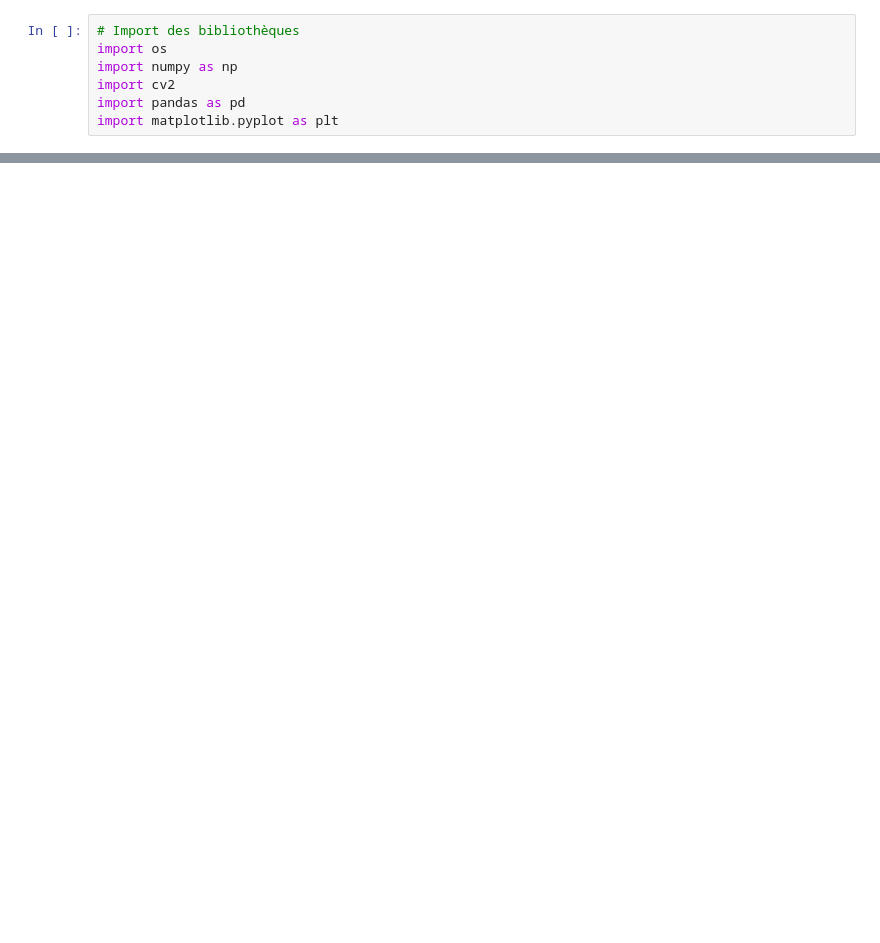
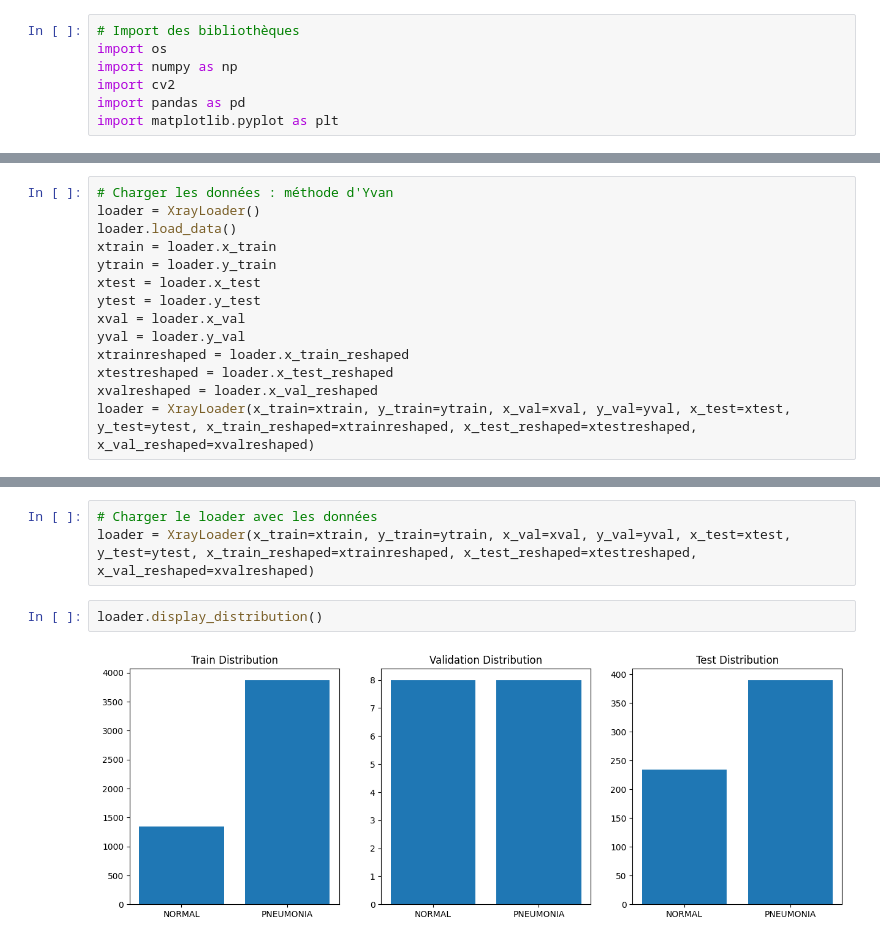
Before and after one commit to VeneziaFanny/zoidberg, a Jupyter notebook: zoidberg.ipynb, the cells around one changed output, grey strips where cells are left out. Saved outputs shown, nothing was run; the diff lists cells and outputs as text; blank space fills up the shorter version.

```diff
--- a/zoidberg.ipynb
+++ b/zoidberg.ipynb
@@ -67,0 +122,14 @@ loader.display_image('test', 11)
+# %%
+# Charger les données : méthode d'Yvan
+loader = XrayLoader()
+loader.load_data()
+xtrain = loader.x_train
+ytrain = loader.y_train
+xtest = loader.x_test
+ytest = loader.y_test
+xval = loader.x_val
+yval = loader.y_val
+xtrainreshaped = loader.x_train_reshaped
+xtestreshaped = loader.x_test_reshaped
+xvalreshaped = loader.x_val_reshaped
+loader = XrayLoader(x_train=xtrain, y_train=ytrain, x_val=xval, y_val=yval, x_test=xtest, y_test=ytest, x_train_reshaped=xtrainreshaped, x_test_reshaped=xtestreshaped, x_val_reshaped=xvalreshaped)
@@ -67,0 +141,7 @@ loader.display_image('test', 11)
+# %%
+# Charger le loader avec les données
+loader = XrayLoader(x_train=xtrain, y_train=ytrain, x_val=xval, y_val=yval, x_test=xtest, y_test=ytest, x_train_reshaped=xtrainreshaped, x_test_reshaped=xtestreshaped, x_val_reshaped=xvalreshaped)
+# %%
+loader.display_distribution()
+# %% [output]
+[figure, added]
```
Also changed, not shown: parts of 7 cells of this notebook, 1 other file.
